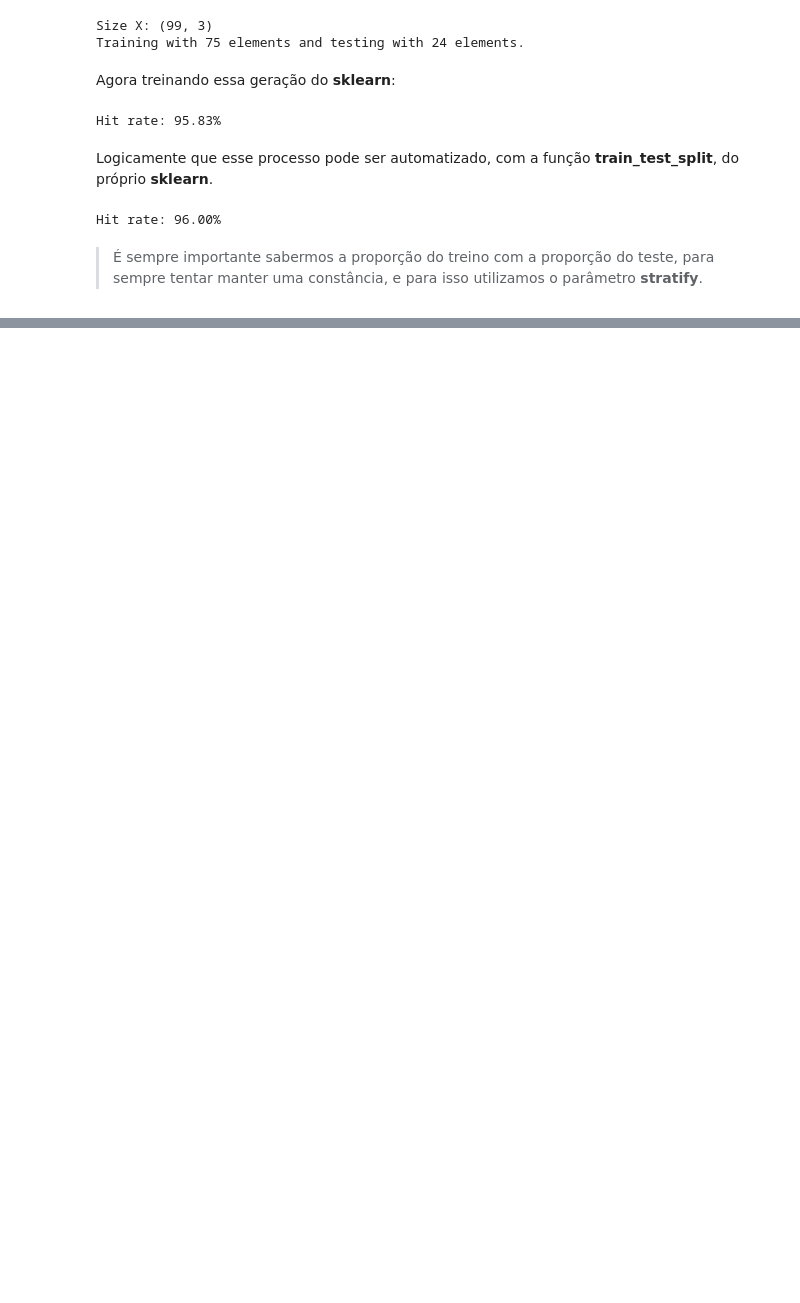
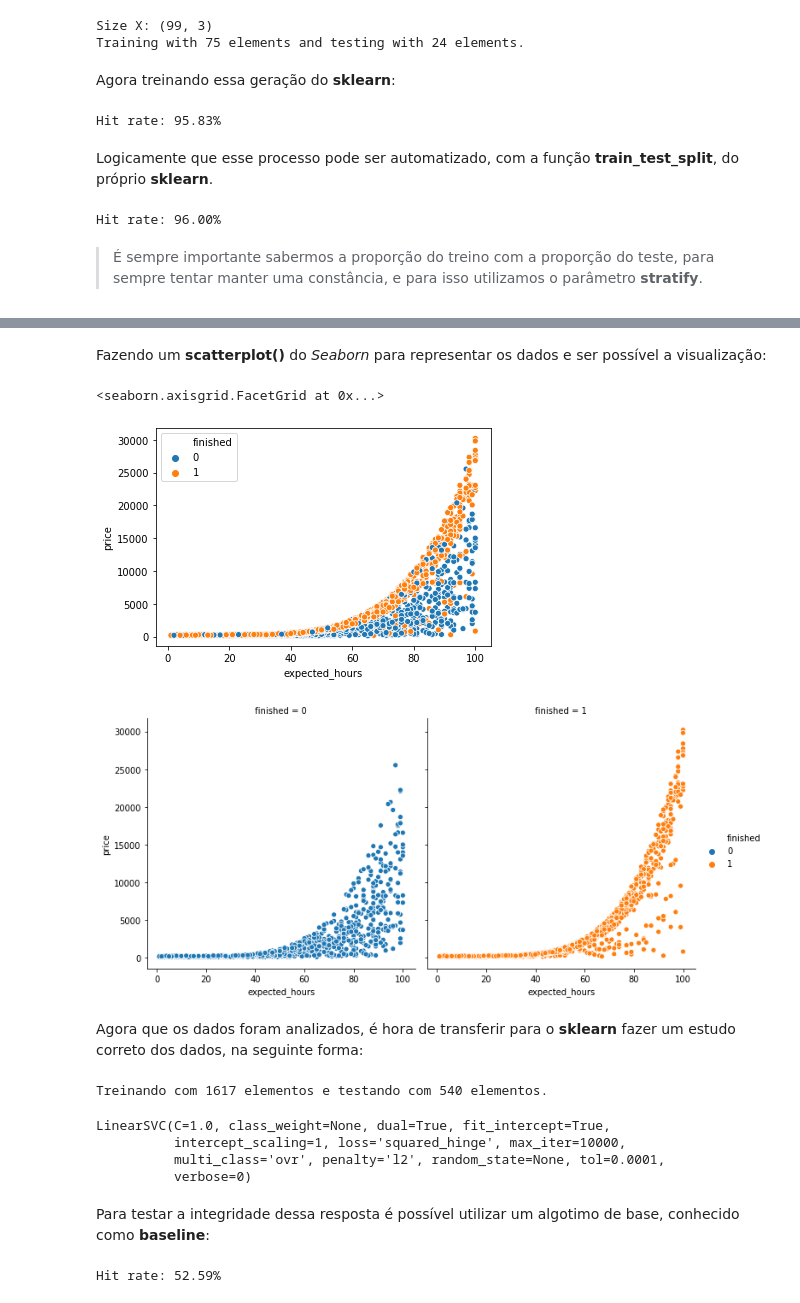
Before and after one commit to vicnetto/ds-python, a Jupyter notebook: machine-learning/sklearn/ml_sklearn.ipynb, the cells around one changed output, grey strips where cells are left out. Saved outputs shown, nothing was run; the diff lists cells and outputs as text; code cells hidden in the pictures; blank space fills up the shorter version.

Commit message:
Inserting some new text on the sklearn file

```diff
--- a/machine-learning/sklearn/ml_sklearn.ipynb
+++ b/machine-learning/sklearn/ml_sklearn.ipynb
@@ -114,0 +121,15 @@ Hit rate: 96.00%
+# %%
+import pandas as pd
+
+url = "https://gist.githubusercontent.com/guilhermesilveira/1b7d5475863c15f484ac495bd70975cf/raw/16aff7a0aee67e7c100a2a48b676a2d2d142f646/projects.csv"
+data = pd.read_csv(url)
+
+change = {
+    0: 1,
+    1: 0,
+}
+
+data['finished'] = data['unfinished'].map(change)
+
+data = data.drop('unfinished', 1)
+data.tail()
@@ -114,0 +143,43 @@ Hit rate: 96.00%
+# %% [markdown]
+Fazendo um **scatterplot()** do *Seaborn* para representar os dados e ser possível a visualização:
+# %%
+import seaborn as sns
+
+sns.scatterplot(x = 'expected_hours', y = 'price', hue = 'finished', data = data)  # Primeiro gráfico, fazendo uma distinção entre cores.
+sns.relplot(x = 'expected_hours', y = 'price', hue = 'finished', col = 'finished', data = data)  # Segundo e terceiro gráfico, para perceber uma diferença separadamente.
+# %% [output]
+<seaborn.axisgrid.FacetGrid at 0x...>
+[figure, added]
+[figure, added]
+# %% [markdown]
+Agora que os dados foram analizados, é hora de transferir para o **sklearn** fazer um estudo correto dos dados, na seguinte forma:
+# %%
+x = data[['expected_hours', 'price']]
+y = data['finished']
+
+train_x, test_x, train_y, test_y = train_test_split(x, y, random_state = SEED, test_size = 0.25, stratify = y)
+
+print("Treinando com %d elementos e testando com %d elementos." % (len(train_x), len(test_x)))
+
+page_model = LinearSVC(max_iter=10000)
+page_model.fit(train_x, train_y)
+#
+#page_predict = page_model.predict(test_x)
+#page_score = accuracy_score(test_y, page_predict)
+#print("Hit rate: %.2f" % (page_score * 100), end="%\n")
+# %% [output]
+Treinando com 1617 elementos e testando com 540 elementos.
+LinearSVC(C=1.0, class_weight=None, dual=True, fit_intercept=True,
+          intercept_scaling=1, loss='squared_hinge', max_iter=10000,
+          multi_class='ovr', penalty='l2', random_state=None, tol=0.0001,
+          verbose=0)
+# %% [markdown]
+Para testar a integridade dessa resposta é possível utilizar um algotimo de base, conhecido como **baseline**:
+# %%
+import numpy as np
+
+baseline = np.ones(540)
+page_score = accuracy_score(test_y, baseline)
+print("Hit rate: %.2f" % (page_score * 100), end="%\n")
+# %% [output]
+Hit rate: 52.59%
```
Also changed, not shown: parts of 3 cells of this notebook.
